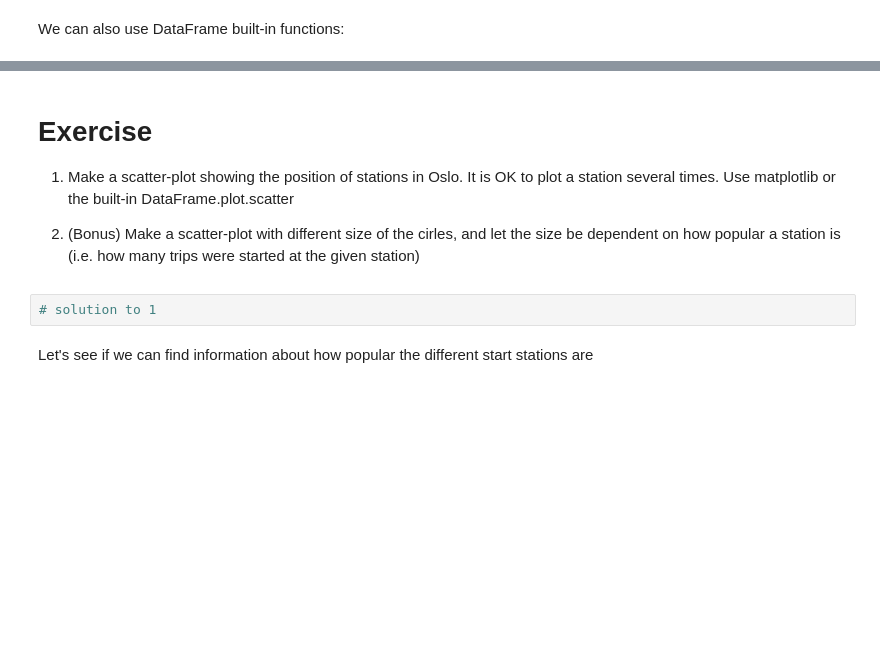
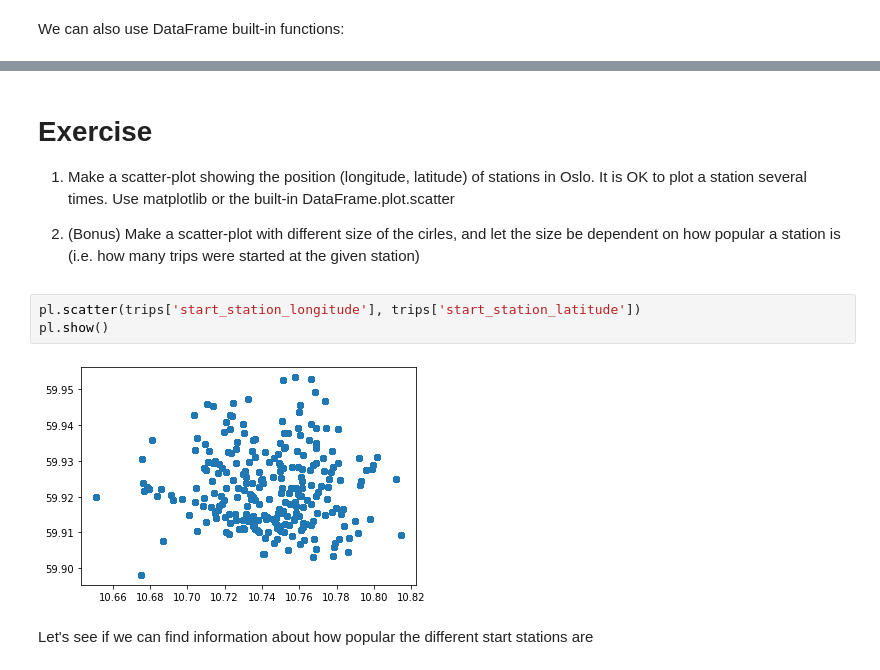
Before and after one commit to UiO-IN3110/UiO-IN3110.github.io, a Jupyter notebook: lectures/10-pandas/Pandas_exercises.ipynb, the cells around one changed output, grey strips where cells are left out. Saved outputs shown, nothing was run; the diff lists cells and outputs as text; blank space fills up the shorter version.

```diff
--- a/lectures/10-pandas/Pandas_exercises.ipynb
+++ b/lectures/10-pandas/Pandas_exercises.ipynb
@@ -135,10 +313,13 @@ trips.sort_values('duration')
 # %% [markdown]
 # Exercise
-1. Make a scatter-plot showing the position of stations in Oslo. It is OK to plot a station several times. Use matplotlib or the built-in DataFrame.plot.scatter
+1. Make a scatter-plot showing the position (longitude, latitude) of stations in Oslo. It is OK to plot a station several times. Use matplotlib or the built-in DataFrame.plot.scatter
 
 2. (Bonus) Make a scatter-plot with different size of the cirles, and let the size be dependent on how popular a station is (i.e. how many trips were started at the given station)
-# %%
-# solution to 1
+# %%
+pl.scatter(trips['start_station_longitude'], trips['start_station_latitude'])
+pl.show()
+# %% [output]
+[figure, added]
 # %% [markdown]
 Let's see if we can find information about how popular the different start stations are
 # %%
```
Also changed, not shown: parts of 42 cells of this notebook, 1 other file.
